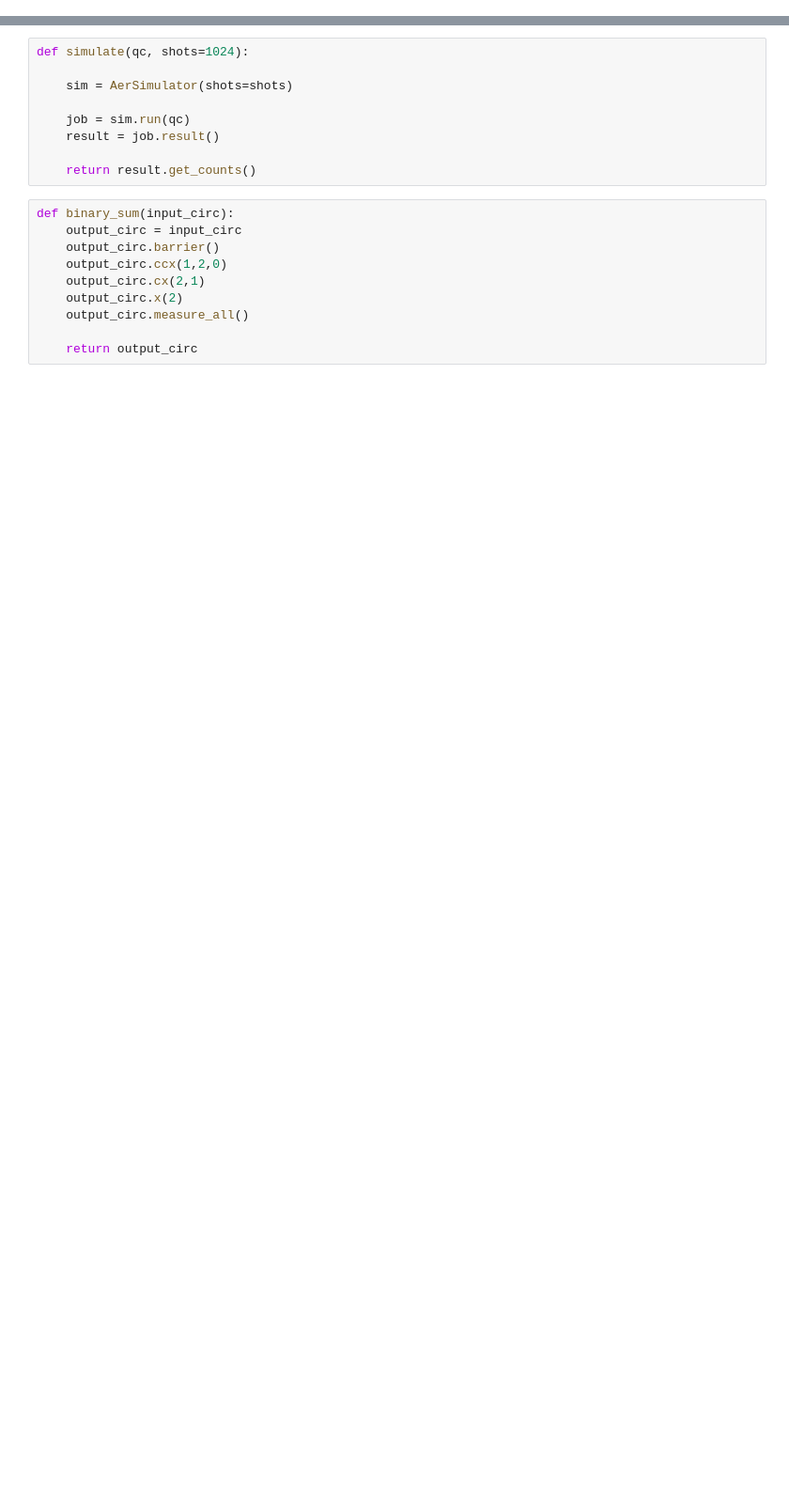
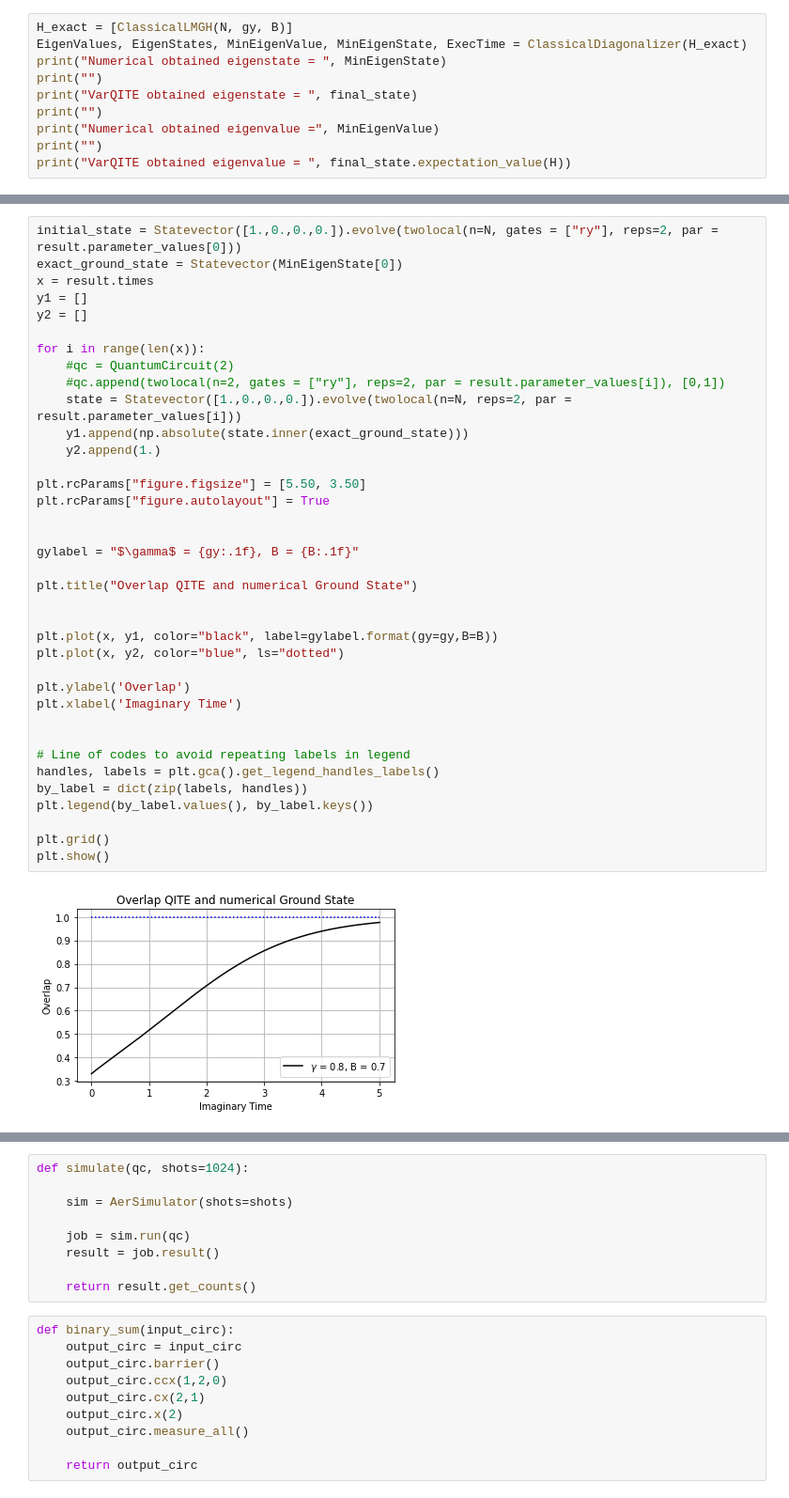
Before and after one commit to DeWitt46/QITE, a Jupyter notebook: TRY.ipynb, the cells around one changed output, grey strips where cells are left out. Shown at 94% size. Saved outputs shown, nothing was run; the diff lists cells and outputs as text; blank space fills up the shorter version.

```diff
--- a/TRY.ipynb
+++ b/TRY.ipynb
@@ -2,0 +388,10 @@
+# %%
+H_exact = [ClassicalLMGH(N, gy, B)]
+EigenValues, EigenStates, MinEigenValue, MinEigenState, ExecTime = ClassicalDiagonalizer(H_exact)
+print("Numerical obtained eigenstate = ", MinEigenState)
+print("")
+print("VarQITE obtained eigenstate = ", final_state)
+print("")
+print("Numerical obtained eigenvalue =", MinEigenValue)
+print("")
+print("VarQITE obtained eigenvalue = ", final_state.expectation_value(H))
@@ -2,0 +408,39 @@
+# %%
+initial_state = Statevector([1.,0.,0.,0.]).evolve(twolocal(n=N, gates = ["ry"], reps=2, par = result.parameter_values[0]))
+exact_ground_state = Statevector(MinEigenState[0])
+x = result.times
+y1 = []
+y2 = []
+
+for i in range(len(x)):
+    #qc = QuantumCircuit(2)
+    #qc.append(twolocal(n=2, gates = ["ry"], reps=2, par = result.parameter_values[i]), [0,1])
+    state = Statevector([1.,0.,0.,0.]).evolve(twolocal(n=N, reps=2, par = result.parameter_values[i]))
+    y1.append(np.absolute(state.inner(exact_ground_state)))
+    y2.append(1.)
+
+plt.rcParams["figure.figsize"] = [5.50, 3.50]
+plt.rcParams["figure.autolayout"] = True
+
+
+gylabel = "$\gamma$ = {gy:.1f}, B = {B:.1f}"
+
+plt.title("Overlap QITE and numerical Ground State")
+
+
+plt.plot(x, y1, color="black", label=gylabel.format(gy=gy,B=B))
+plt.plot(x, y2, color="blue", ls="dotted")
+
+plt.ylabel('Overlap')
+plt.xlabel('Imaginary Time')
+
+
+# Line of codes to avoid repeating labels in legend
+handles, labels = plt.gca().get_legend_handles_labels()
+by_label = dict(zip(labels, handles))
+plt.legend(by_label.values(), by_label.keys())
+
+plt.grid()
+plt.show()
+# %% [output]
+[figure, added]
```
Also changed, not shown: parts of 35 cells of this notebook.
